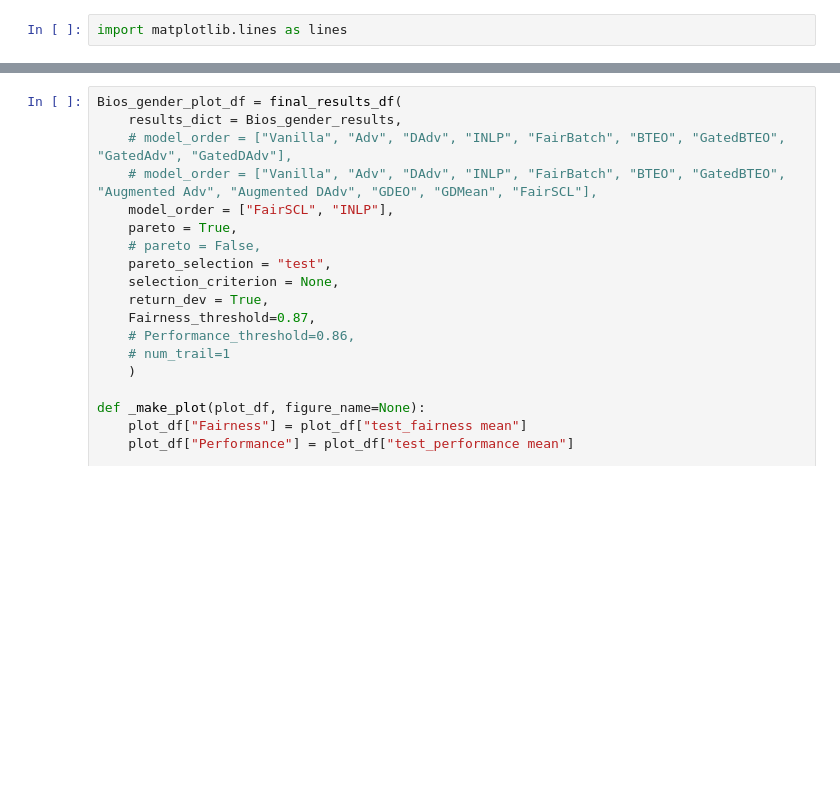
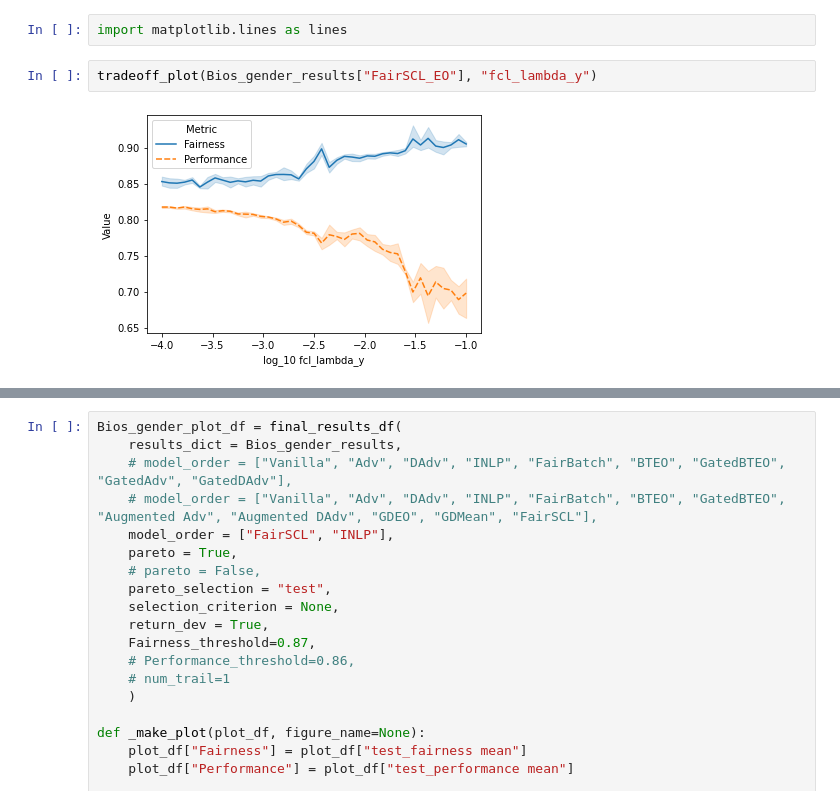
Before and after one commit to Libr-AI/fairlib, a Jupyter notebook: analysis/_Final_results_in_paper.ipynb, the cells around one changed output, grey strips where cells are left out. Cells and saved outputs as stored; diff of their text form; blank space fills up the shorter version.

```diff
--- a/analysis/_Final_results_in_paper.ipynb
+++ b/analysis/_Final_results_in_paper.ipynb
@@ -387,3 +388,7 @@ tmp_df[["Models", "test_performance mean", "test_GAP mean"]]
 | 11 | FairSCL | 0.820594 | 0.157265 |
 # %%
 import matplotlib.lines as lines
+# %%
+tradeoff_plot(Bios_gender_results["FairSCL_EO"], "fcl_lambda_y")
+# %% [output]
+[figure, added]
```
Also changed, not shown: parts of 4 cells of this notebook, 4 other files.
